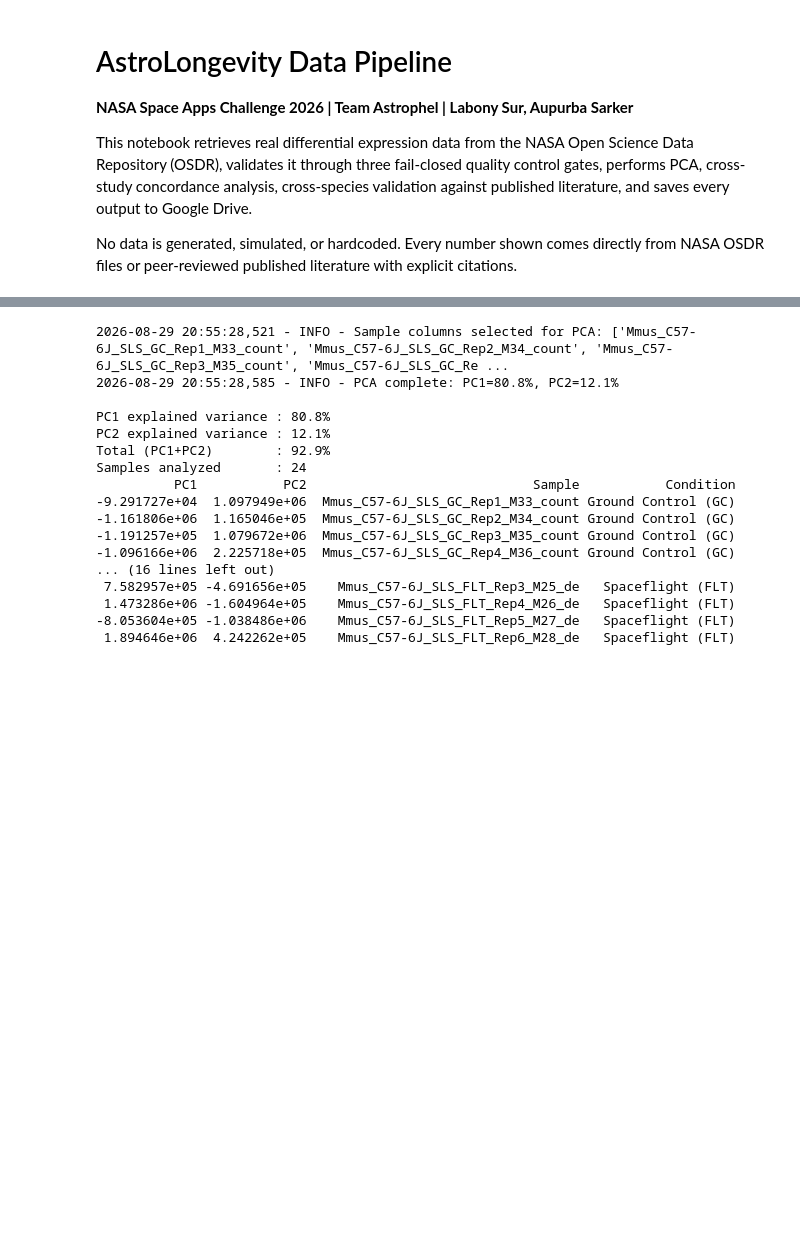
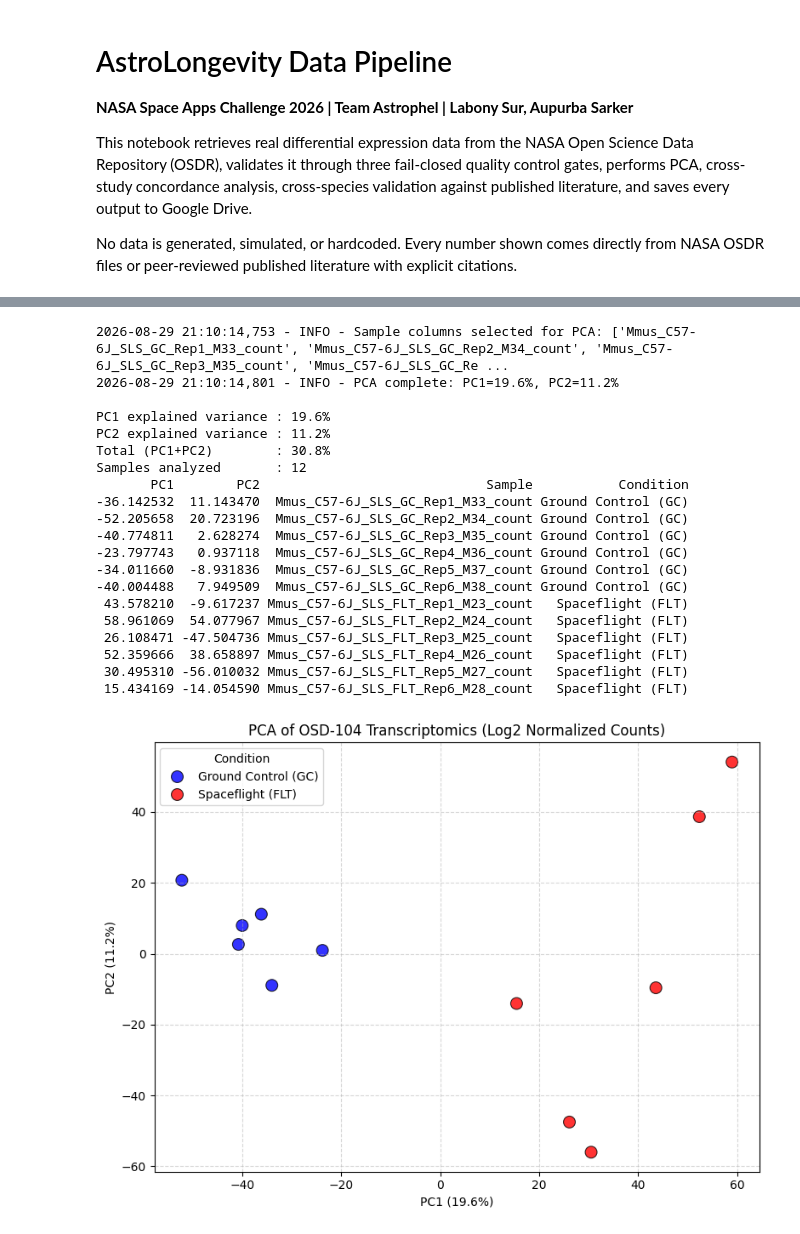
Before and after one commit to labonysur-cloud/AstroLongevity, a Jupyter notebook: notebooks/AstroLongevity_Data_Pipeline.ipynb, the cells around one changed output, grey strips where cells are left out. Drawn from its saved outputs; the diff is of its cells as text; code cells hidden in the pictures; blank space fills up the shorter version.

```diff
--- a/notebooks/AstroLongevity_Data_Pipeline.ipynb
+++ b/notebooks/AstroLongevity_Data_Pipeline.ipynb
@@ -366,7 +373,7 @@ Benchmark saved: AstroLongevity_Data_Final\Benchmark_Results.csv
 # Cell 6: PCA of OSD-104 spaceflight vs ground control transcriptomics
 #
 # Uses the normalized expression columns from the NASA files.
-# We DO NOT log2-transform because these are already normalized variance-stabilized counts.
+# We apply a log2(x + 1) pseudocount transformation for variance stabilization before PCA.
 
 if "OSD-104" not in dataframes:
     raise RuntimeError("OSD-104 data not loaded. Run Cell 3 first.")
@@ -382,7 +389,7 @@ sample_cols = []
 for c in df104.columns:
     is_stat = any(kw.lower() in c.lower() for kw in stat_keywords)
     is_numeric = pd.api.types.is_numeric_dtype(df104[c])
-    if is_numeric and not is_stat and ("FLT" in c.upper() or "GC" in c.upper()):
+    if is_numeric and not is_stat and ("FLT" in c.upper() or "GC" in c.upper()) and "_de" not in c.lower():
         sample_cols.append(c)
 
 if len(sample_cols) < 2:
@@ -393,53 +400,77 @@ logger.info(f"Sample columns selected for PCA: {sample_cols}")
 gene_col = "SYMBOL" if "SYMBOL" in df104.columns else df104.columns[0]
 expr_matrix = df104.set_index(gene_col)[sample_cols].dropna()
 
-# Using normalized counts directly
-log_matrix = expr_matrix
+# Apply log2(x + 1) transform for variance stabilization
+log_matrix = np.log2(expr_matrix + 1)
 log_matrix.index = log_matrix.index.astype(str)
 
 pca = PCA(n_components=2)
 pcs = pca.fit_transform(log_matrix.T.values)
 
 evr1 = pca.explained_variance_ratio_[0] * 100
 evr2 = pca.explained_variance_ratio_[1] * 100
 logger.info(f"PCA complete: PC1={evr1:.1f}%, PC2={evr2:.1f}%")
 
 conditions = []
 for col in sample_cols:
     if "FLT" in col.upper():
         conditions.append("Spaceflight (FLT)")
     elif "GC" in col.upper():
         conditions.append("Ground Control (GC)")
     else:
         conditions.append("Unknown")
 
 pca_df = pd.DataFrame({
     "PC1": pcs[:, 0],
     "PC2": pcs[:, 1],
     "Sample": sample_cols,
     "Condition": conditions
 })
 
 print(f"\nPC1 explained variance : {evr1:.1f}%")
 print(f"PC2 explained variance : {evr2:.1f}%")
 print(f"Total (PC1+PC2)        : {evr1+evr2:.1f}%")
 print(f"Samples analyzed       : {len(pca_df)}")
 print(pca_df.to_string(index=False))
+
+# Plot PCA
+plt.figure(figsize=(8, 6))
+sns.scatterplot(
+    data=pca_df,
+    x="PC1", y="PC2",
+    hue="Condition",
+    palette={"Spaceflight (FLT)": "red", "Ground Control (GC)": "blue"},
+    s=100, edgecolor="black", alpha=0.8
+)
+plt.title("PCA of OSD-104 Transcriptomics (Log2 Normalized Counts)")
+plt.xlabel(f"PC1 ({evr1:.1f}%)")
+plt.ylabel(f"PC2 ({evr2:.1f}%)")
+plt.grid(True, linestyle="--", alpha=0.5)
+plt.legend(title="Condition")
+plt.tight_layout()
+pca_plot_path = os.path.join(DRIVE_PATH, "PCA_OSD-104.png")
+plt.savefig(pca_plot_path, dpi=300)
+plt.show()
+logger.info(f"PCA plot saved: {pca_plot_path}")
 # %% [output]
-2026-08-29 20:55:28,521 - INFO - Sample columns selected for PCA: ['Mmus_C57-6J_SLS_GC_Rep1_M33_count', 'Mmus_C57-6J_SLS_GC_Rep2_M34_count', 'Mmus_C57-6J_SLS_GC_Rep3_M35_count', 'Mmus_C57-6J_SLS_GC_Re ...
-2026-08-29 20:55:28,585 - INFO - PCA complete: PC1=80.8%, PC2=12.1%
+2026-08-29 21:10:14,753 - INFO - Sample columns selected for PCA: ['Mmus_C57-6J_SLS_GC_Rep1_M33_count', 'Mmus_C57-6J_SLS_GC_Rep2_M34_count', 'Mmus_C57-6J_SLS_GC_Rep3_M35_count', 'Mmus_C57-6J_SLS_GC_Re ...
+2026-08-29 21:10:14,801 - INFO - PCA complete: PC1=19.6%, PC2=11.2%
 
-PC1 explained variance : 80.8%
-PC2 explained variance : 12.1%
-Total (PC1+PC2)        : 92.9%
-Samples analyzed       : 24
-          PC1           PC2                             Sample           Condition
--9.291727e+04  1.097949e+06  Mmus_C57-6J_SLS_GC_Rep1_M33_count Ground Control (GC)
--1.161806e+06  1.165046e+05  Mmus_C57-6J_SLS_GC_Rep2_M34_count Ground Control (GC)
--1.191257e+05  1.079672e+06  Mmus_C57-6J_SLS_GC_Rep3_M35_count Ground Control (GC)
--1.096166e+06  2.225718e+05  Mmus_C57-6J_SLS_GC_Rep4_M36_count Ground Control (GC)
-... (16 lines left out)
- 7.582957e+05 -4.691656e+05    Mmus_C57-6J_SLS_FLT_Rep3_M25_de   Spaceflight (FLT)
- 1.473286e+06 -1.604964e+05    Mmus_C57-6J_SLS_FLT_Rep4_M26_de   Spaceflight (FLT)
--8.053604e+05 -1.038486e+06    Mmus_C57-6J_SLS_FLT_Rep5_M27_de   Spaceflight (FLT)
- 1.894646e+06  4.242262e+05    Mmus_C57-6J_SLS_FLT_Rep6_M28_de   Spaceflight (FLT)
+PC1 explained variance : 19.6%
+PC2 explained variance : 11.2%
+Total (PC1+PC2)        : 30.8%
+Samples analyzed       : 12
+       PC1        PC2                             Sample           Condition
+-36.142532  11.143470  Mmus_C57-6J_SLS_GC_Rep1_M33_count Ground Control (GC)
+-52.205658  20.723196  Mmus_C57-6J_SLS_GC_Rep2_M34_count Ground Control (GC)
+-40.774811   2.628274  Mmus_C57-6J_SLS_GC_Rep3_M35_count Ground Control (GC)
+-23.797743   0.937118  Mmus_C57-6J_SLS_GC_Rep4_M36_count Ground Control (GC)
+-34.011660  -8.931836  Mmus_C57-6J_SLS_GC_Rep5_M37_count Ground Control (GC)
+-40.004488   7.949509  Mmus_C57-6J_SLS_GC_Rep6_M38_count Ground Control (GC)
+ 43.578210  -9.617237 Mmus_C57-6J_SLS_FLT_Rep1_M23_count   Spaceflight (FLT)
+ 58.961069  54.077967 Mmus_C57-6J_SLS_FLT_Rep2_M24_count   Spaceflight (FLT)
+ 26.108471 -47.504736 Mmus_C57-6J_SLS_FLT_Rep3_M25_count   Spaceflight (FLT)
+ 52.359666  38.658897 Mmus_C57-6J_SLS_FLT_Rep4_M26_count   Spaceflight (FLT)
+ 30.495310 -56.010032 Mmus_C57-6J_SLS_FLT_Rep5_M27_count   Spaceflight (FLT)
+ 15.434169 -14.054590 Mmus_C57-6J_SLS_FLT_Rep6_M28_count   Spaceflight (FLT)
+[figure, added]
```
Also changed, not shown: parts of 7 cells of this notebook.
